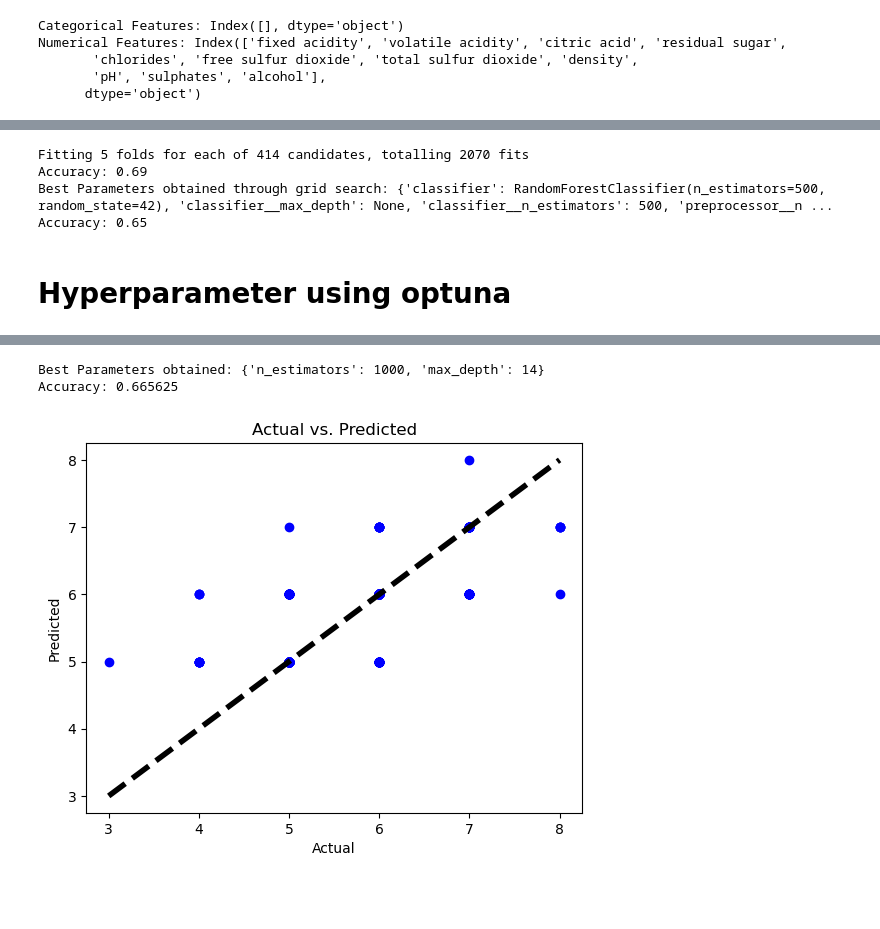
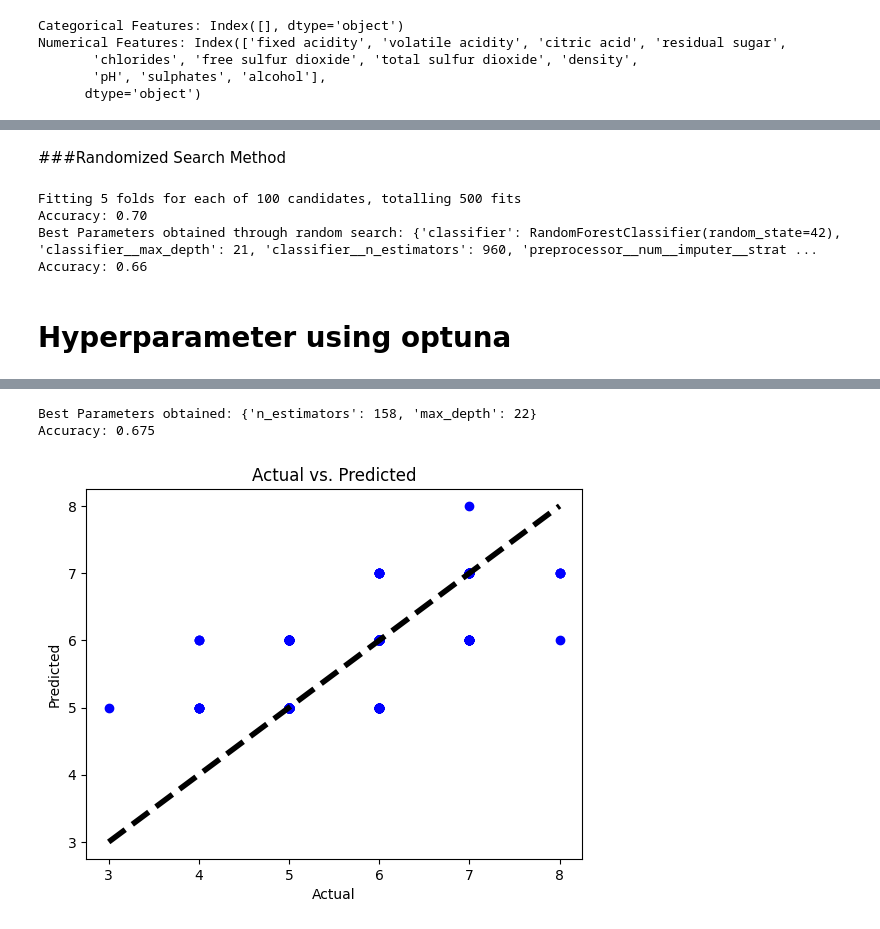
Before and after one commit to COSC5557/pipeline-optimization-bimal2017, a Jupyter notebook: pipeline_bimal.ipynb, the cells around one changed output, grey strips where cells are left out. Saved outputs shown, nothing was run; the diff lists cells and outputs as text; code cells hidden in the pictures; blank space fills up the shorter version.

```diff
--- a/pipeline_bimal.ipynb
+++ b/pipeline_bimal.ipynb
@@ -159,18 +142,2 @@ grid_search = GridSearchCV(pipeline, param_grid, cv=5, scoring='accuracy', verbo
-# %%
-# Fitting GridSearchCV
-grid_search.fit(X_train, y_train)
-
-# best score and the best parameters
-print("Accuracy: {:.2f}".format(grid_search.best_score_))
-print("Best Parameters obtained through grid search:", grid_search.best_params_)
-
-# Evaluating on test data using the best parameters found
-best_pipeline = grid_search.best_estimator_
-y_pred = best_pipeline.predict(X_test)
-accuracy = accuracy_score(y_test, y_pred)
-print("Accuracy: {:.2f}".format(accuracy))
-# %% [output]
-Fitting 5 folds for each of 414 candidates, totalling 2070 fits
-Accuracy: 0.69
-Best Parameters obtained through grid search: {'classifier': RandomForestClassifier(n_estimators=500, random_state=42), 'classifier__max_depth': None, 'classifier__n_estimators': 500, 'preprocessor__n ...
-Accuracy: 0.65
+# %% [markdown]
+###Randomized Search Method
@@ -177,9 +147,44 @@ Accuracy: 0.65
+# %%
+# parameter distributions for RandomizedSearchCV
+param_dist = [
+    {'classifier': [RandomForestClassifier(random_state=42)],
+    'preprocessor__num__imputer__strategy': ['mean', 'median', 'most_frequent'],
+    'preprocessor__num__scaler': [StandardScaler(), MinMaxScaler()],
+    'classifier__n_estimators': randint(100, 1000),
+    'classifier__max_depth': randint(2, 30)},
+    {'classifier': [SVC(random_state=42)],
+     'classifier__C': uniform(0.1,10),
+     'classifier__gamma': uniform(0.001,  0.1),
+     'preprocessor__num__imputer__strategy': ['mean', 'median', 'most_frequent'],
+     'preprocessor__num__scaler': [StandardScaler(), MinMaxScaler()]}
+]
+# %%
+# RandomizedSearchCV
+random_search = RandomizedSearchCV(pipeline, param_distributions=param_dist, n_iter=100, cv=5, scoring='accuracy', verbose=1, n_jobs=-1, random_state=42)
+
+# Fitting RandomizedSearchCV
+random_search.fit(X_train, y_train)
+
+# best score and the best parameters
+print("Accuracy: {:.2f}".format(random_search.best_score_))
+print("Best Parameters obtained through random search:", random_search.best_params_)
+
+# Evaluating on test data using the best parameters found
+best_pipeline = random_search.best_estimator_
+y_pred = best_pipeline.predict(X_test)
+accuracy = accuracy_score(y_test, y_pred)
+print("Accuracy: {:.2f}".format(accuracy))
+# %% [output]
+Fitting 5 folds for each of 100 candidates, totalling 500 fits
+Accuracy: 0.70
+Best Parameters obtained through random search: {'classifier': RandomForestClassifier(random_state=42), 'classifier__max_depth': 21, 'classifier__n_estimators': 960, 'preprocessor__num__imputer__strat ...
+Accuracy: 0.66
 # %% [markdown]
 # Hyperparameter using optuna
 # %%
 # Define objective function for Optuna
 def objective(trial):
-    n_estimators = trial.suggest_int('n_estimators', 100, 1000, step=100)
+    n_estimators = trial.suggest_int('n_estimators', 100, 1000)
     max_depth = trial.suggest_int('max_depth', 2, 25, log=True)
     clf = RandomForestClassifier(n_estimators=n_estimators, max_depth=max_depth, random_state=42)
 
@@ -243,3 +248,3 @@ plt.show()
-Best Parameters obtained: {'n_estimators': 1000, 'max_depth': 14}
-Accuracy: 0.665625
+Best Parameters obtained: {'n_estimators': 158, 'max_depth': 22}
+Accuracy: 0.675
-[figure, old version]
+[figure, new version]
```
Also changed, not shown: parts of 6 cells of this notebook, 1 other file.
